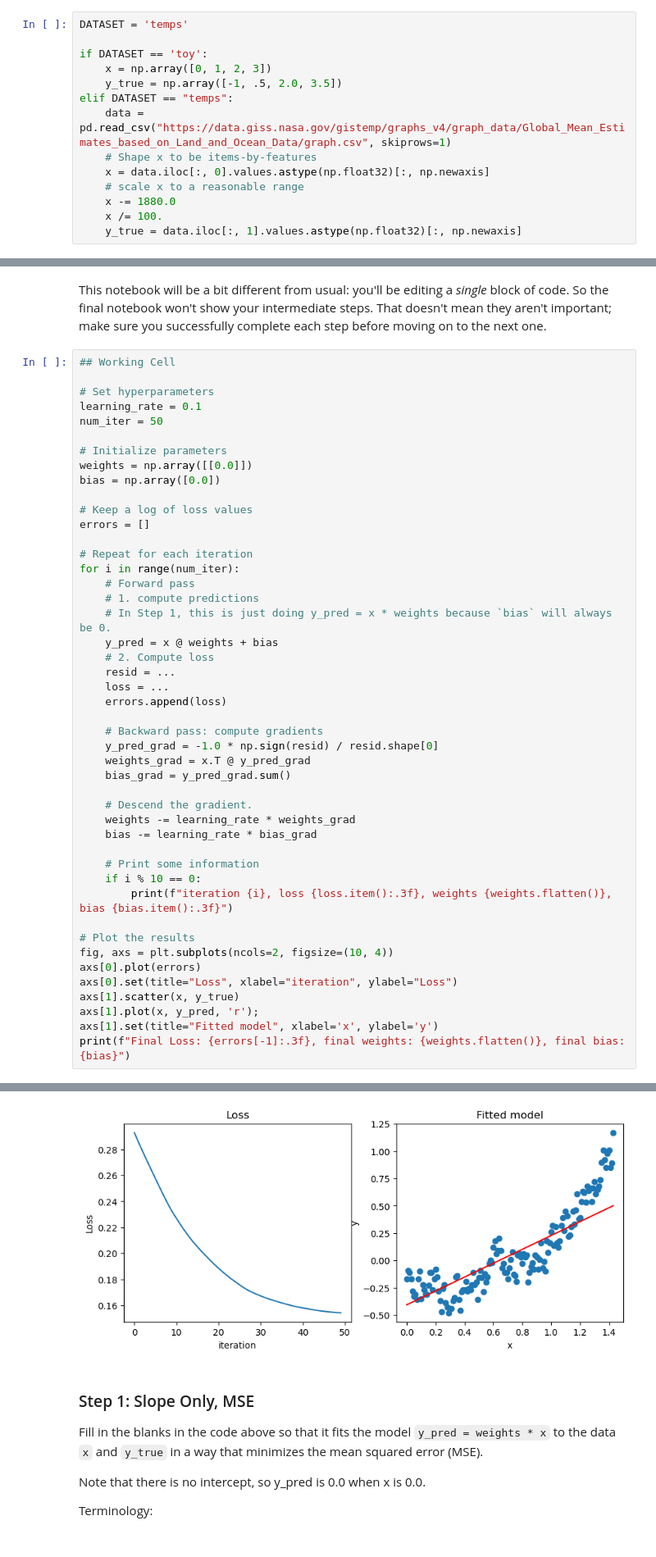
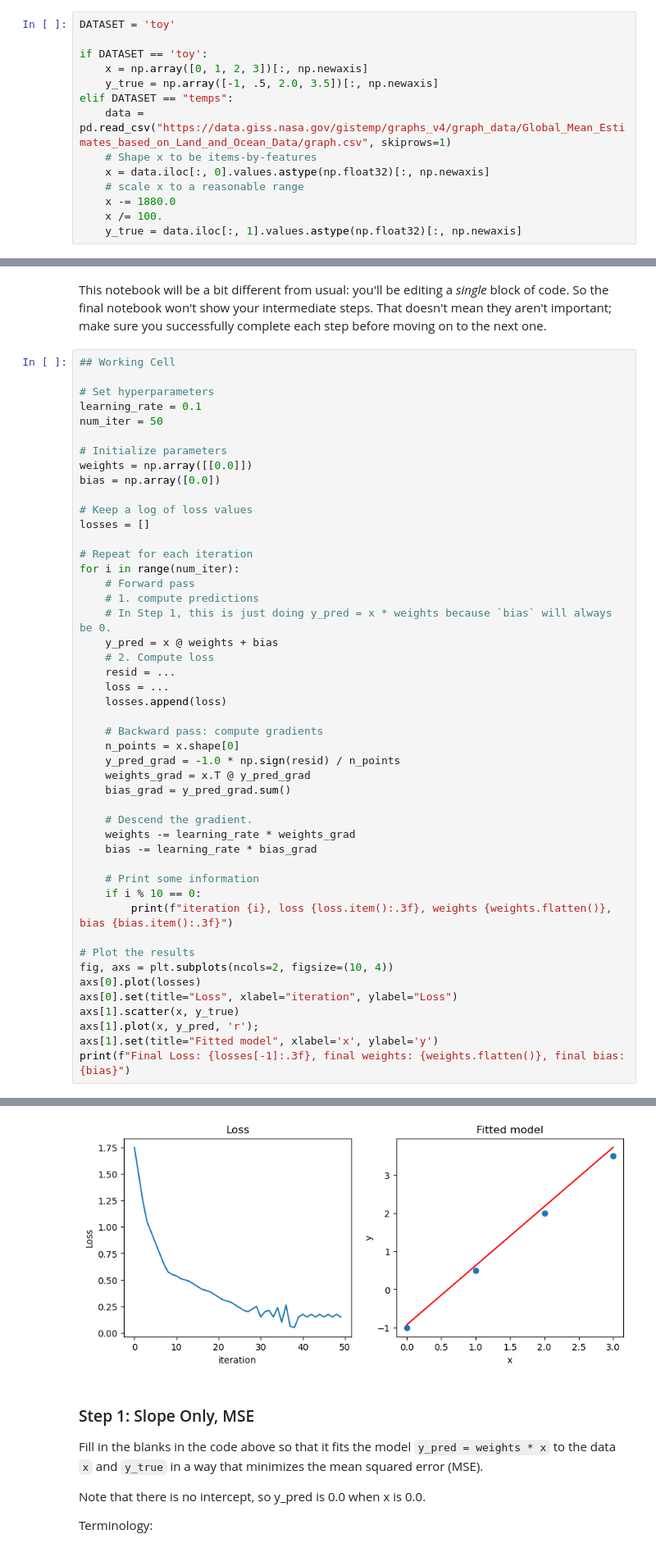
Before and after one commit to Calvin-Data-Science/cs375-376-public, a Jupyter notebook: notebooks/u04n2-linreg-manual.ipynb, the cells around one changed output, grey strips where cells are left out. Shown at 82% size. Drawn from its saved outputs; the diff is of its cells as text.

```diff
--- a/notebooks/u04n2-linreg-manual.ipynb
+++ b/notebooks/u04n2-linreg-manual.ipynb
@@ -16,11 +16,11 @@ import pandas as pd
 # %% [markdown]
 Suppose we have a dataset with just a single feature `x` and continuous outcome variable `y`. We'll have a few possible datasets.
 # %%
-DATASET = 'temps'
+DATASET = 'toy'
 
 if DATASET == 'toy':
-    x = np.array([0, 1, 2, 3])
-    y_true = np.array([-1, .5, 2.0, 3.5])
+    x = np.array([0, 1, 2, 3])[:, np.newaxis]
+    y_true = np.array([-1, .5, 2.0, 3.5])[:, np.newaxis]
 elif DATASET == "temps":
     data = pd.read_csv("https://data.giss.nasa.gov/gistemp/graphs_v4/graph_data/Global_Mean_Estimates_based_on_Land_and_Ocean_Data/graph.csv", skiprows=1)
     # Shape x to be items-by-features
@@ -60,7 +60,7 @@ weights = np.array([[0.0]])
 bias = np.array([0.0])
 
 # Keep a log of loss values
-errors = []
+losses = []
 
 # Repeat for each iteration
 for i in range(num_iter):
@@ -71,10 +71,11 @@ for i in range(num_iter):
     # 2. Compute loss
     resid = ...
     loss = ...
-    errors.append(loss)
+    losses.append(loss)
 
     # Backward pass: compute gradients
-    y_pred_grad = -1.0 * np.sign(resid) / resid.shape[0]
+    n_points = x.shape[0]
+    y_pred_grad = -1.0 * np.sign(resid) / n_points
     weights_grad = x.T @ y_pred_grad
     bias_grad = y_pred_grad.sum()
 
@@ -88,10 +89,10 @@ for i in range(num_iter):
 
 # Plot the results
 fig, axs = plt.subplots(ncols=2, figsize=(10, 4))
-axs[0].plot(errors)
+axs[0].plot(losses)
 axs[0].set(title="Loss", xlabel="iteration", ylabel="Loss")
 axs[1].scatter(x, y_true)
 axs[1].plot(x, y_pred, 'r');
 axs[1].set(title="Fitted model", xlabel='x', ylabel='y')
-print(f"Final Loss: {errors[-1]:.3f}, final weights: {weights.flatten()}, final bias: {bias}")
+print(f"Final Loss: {losses[-1]:.3f}, final weights: {weights.flatten()}, final bias: {bias}")
 # %% [output]
@@ -104,4 +105,4 @@ Final Loss: 0.154, final weights: [0.639], final bias: [-0.408]
-[figure, old version]
+[figure, new version]
 # %% [markdown]
 ### Step 1: Slope Only, MSE
 
```
Also changed, not shown: parts of 2 cells of this notebook, 1 other file.
